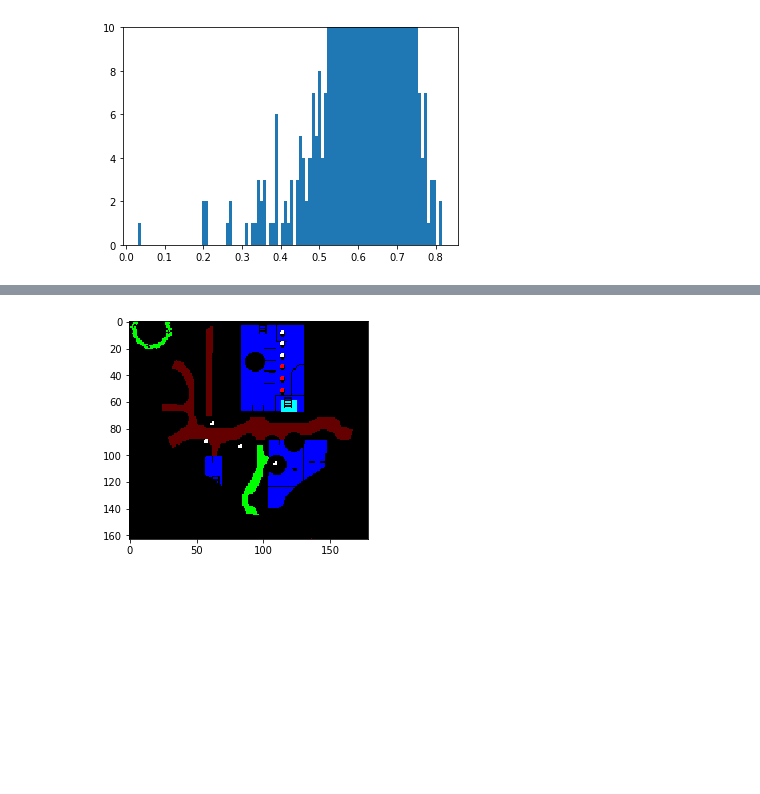
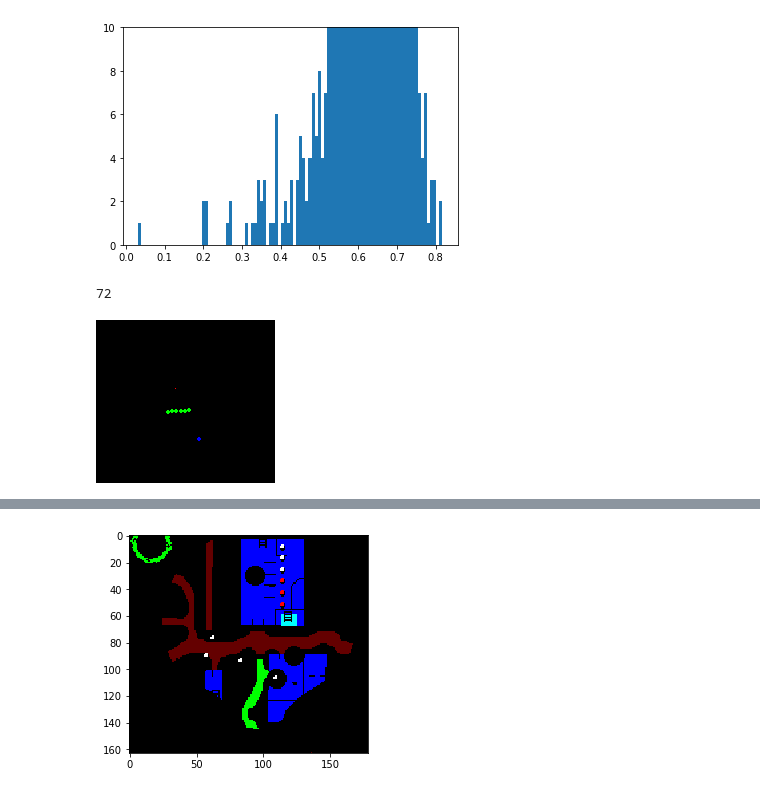
Before and after one commit to BenLand100/srbot, a Jupyter notebook: Prototyping.ipynb, the cells around one changed output, grey strips where cells are left out. Saved outputs shown, nothing was run; the diff lists cells and outputs as text; code cells hidden in the pictures; blank space fills up the shorter version.

```diff
--- a/Prototyping.ipynb
+++ b/Prototyping.ipynb
@@ -136,6 +136,30 @@ plt.ylim(0,10)
 # %% [output]
 (0, 10)
 [figure]
+# %%
+minimap = get_minimap()
+bank_icon = load_image('bank_icon.png')
+
+bank = find_best_bitmap(bank_icon,minimap,tol=0.1,mode='xcorr')
+#find_colors(mm_bank,minimap,mode='hsl',tol=(0.05,0.2,0.08))
+bank = filter_radius(bank,[mmxc-mmxs,mmyc-mmys],65)
+npc = find_colors([238,238,0],minimap,mode='hsl',tol=0.15)
+npc = filter_radius(npc,[mmxc-mmxs,mmyc-mmys],65)
+clusters,counts = cluster(npc,radius=5)
+
+big_npc = clusters[np.argmax(counts)]
+print(len(big_npc))
+
+highlight = np.zeros_like(minimap,dtype='uint8')
+if len(bank):
+    highlight[bank[:,1],bank[:,0]] = [255,0,0]
+highlight[npc[:,1],npc[:,0]] = [0,0,255]
+highlight[big_npc[:,1],big_npc[:,0]] = [0,255,0]
+
+Image.fromarray(highlight)
+# %% [output]
+72
+[figure, added]
 # %%
 minimap = get_minimap()
 
```
Also changed, not shown: parts of 1 cell of this notebook, 2 other files.
